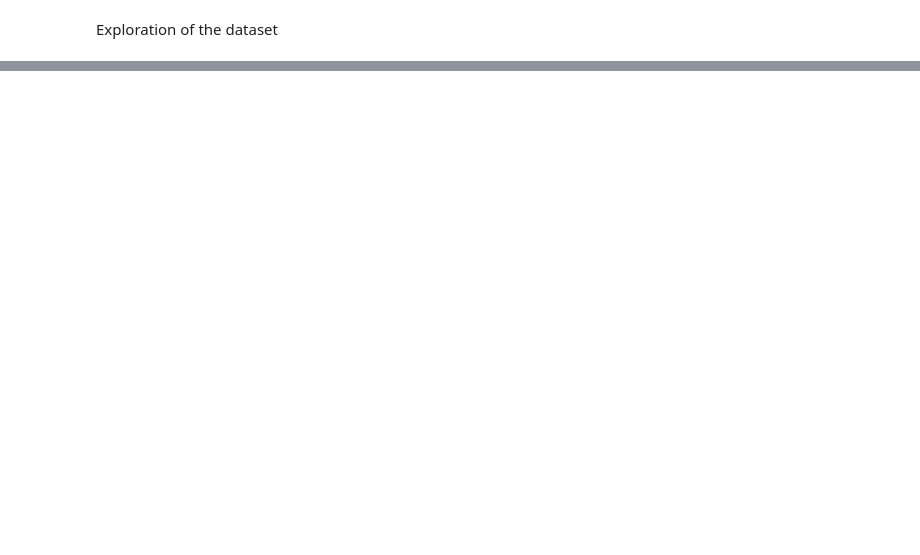
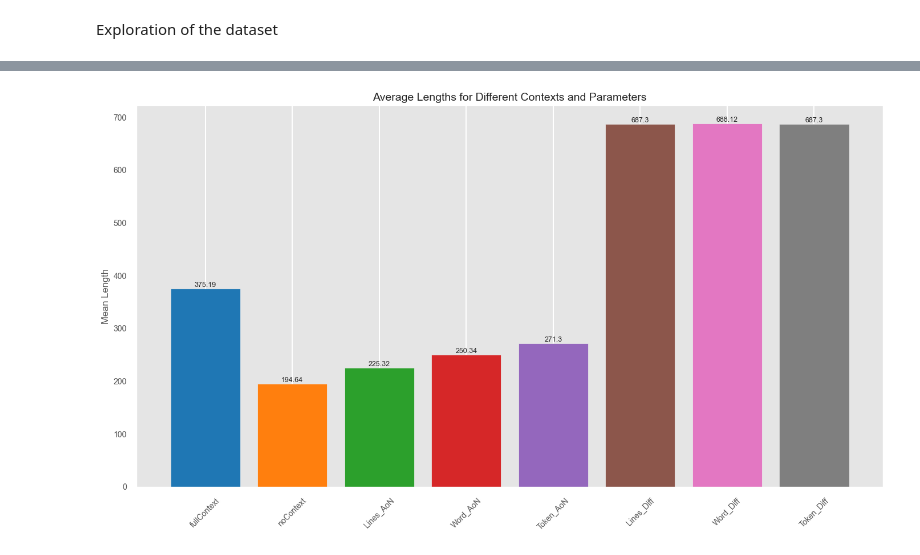
Before and after one commit to mariusBRM/Chain-of-though_UCL, a Jupyter notebook: src/context_exploration.ipynb, the cells around one changed output, grey strips where cells are left out. Cells and saved outputs as stored; diff of their text form; code cells hidden in the pictures; blank space fills up the shorter version.

```diff
--- a/src/context_exploration.ipynb
+++ b/src/context_exploration.ipynb
@@ -94,0 +679,3 @@ Exploration of the dataset
+# %%
+flat_length_noContext = [sum(sublist) for sublist in lengths_prompt]
+flat_length_fullContext = [sum(sublist) for sublist in lengths_context]
@@ -112,0 +838,39 @@ data_prC.to_csv('data/MTBP/Prompt_vs_context/prompt_vs_context.csv')
+# %%
+def plot_histogram(fullContext, noContext, Lines_AoN, Word_AoN, Token_AoN, Lines_Diff, Word_Diff, Token_Diff):
+
+    # Calculate the means for each list
+    means = {
+        "fullContext": np.mean(fullContext),
+        "noContext": np.mean(noContext),
+        "Lines_AoN": np.mean(Lines_AoN),
+        "Word_AoN": np.mean(Word_AoN),
+        "Token_AoN": np.mean(Token_AoN),
+        "Lines_Diff": np.mean(Lines_Diff),
+        "Word_Diff": np.mean(Word_Diff),
+        "Token_Diff": np.mean(Token_Diff)
+    }
+
+    # Adjust the style to something more muted and professional
+    plt.style.use('ggplot')
+
+    # Create the histogram
+    fig, ax = plt.subplots(figsize=(14, 8))
+
+    bars = plt.bar(means.keys(), means.values(), color=['#1f77b4', '#ff7f0e', '#2ca02c', '#d62728', '#9467bd', '#8c564b', '#e377c2', '#7f7f7f'])
+
+    # Rotate the x-labels for better legibility
+    plt.xticks(rotation=45, fontsize=10)
+    plt.yticks(fontsize=10)
+
+    # Set grid, title, and y-label
+    ax.set_title("Average Lengths for Different Contexts and Parameters", fontsize=14)
+    ax.set_ylabel("Mean Length", fontsize=12)
+    ax.grid(axis='y')
+
+    # Optionally, you can add data labels on top of bars
+    for bar in bars:
+        yval = bar.get_height()
+        ax.text(bar.get_x() + bar.get_width()/2, yval + 0.005, round(yval,2), ha='center', va='bottom', fontsize=9)
+
+    plt.tight_layout()
+    plt.show()
@@ -112,0 +958,5 @@ data_prC.to_csv('data/MTBP/Prompt_vs_context/prompt_vs_context.csv')
+# %%
+
+plot_histogram(flat_length_fullContext,flat_length_noContext, len_ZeroTwo_AOR_Line, len_ZeroTwo_AOR_Word, len_ZeroTwo_AOR_Token, len_Token_Diff, len_Word_Diff,len_Token_Diff)
+# %% [output]
+[figure, added]
```
Also changed, not shown: parts of 54 cells of this notebook, 5 other files.
